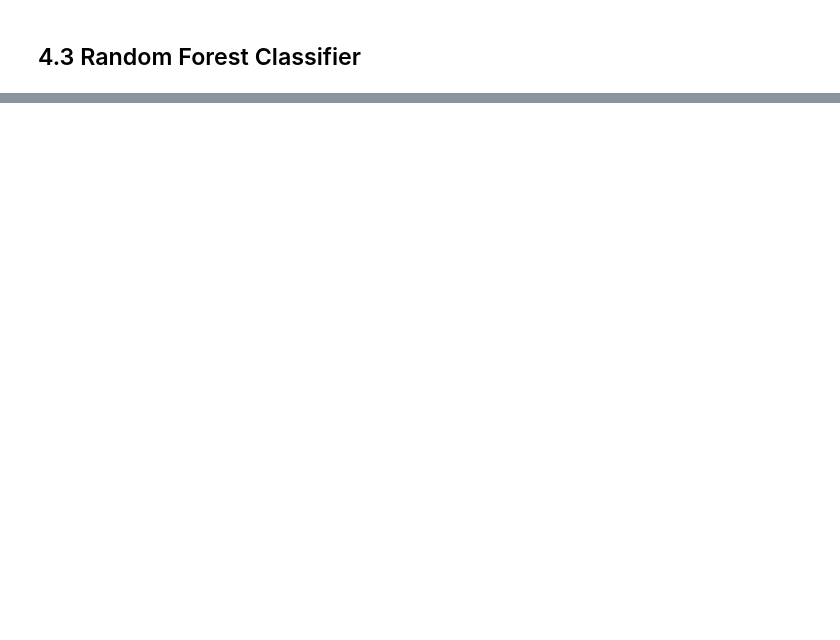
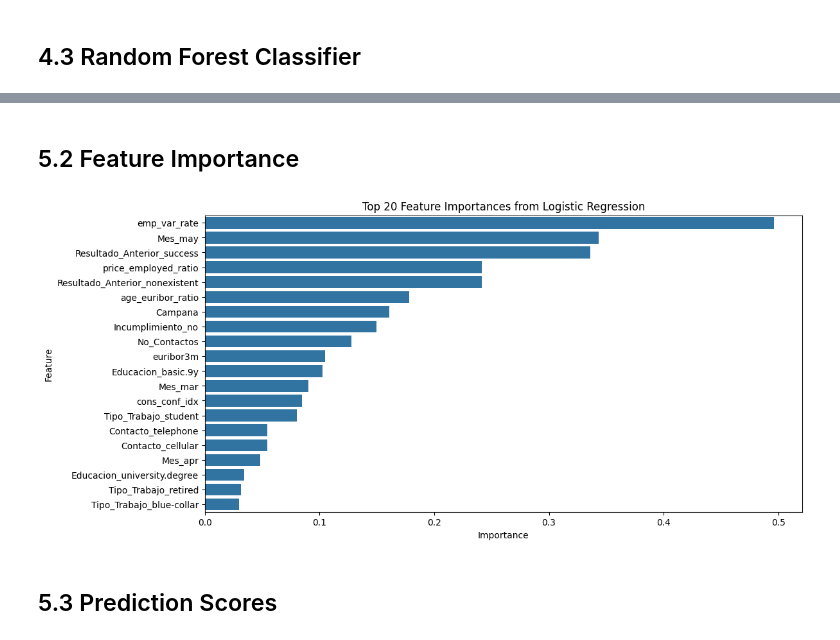
Before and after one commit to piperojas0618/Data_Office_Test, a Jupyter notebook: Enhanced_Test.ipynb, the cells around one changed output, grey strips where cells are left out. Saved outputs shown, nothing was run; the diff lists cells and outputs as text; code cells hidden in the pictures; blank space fills up the shorter version.

```diff
--- a/Enhanced_Test.ipynb
+++ b/Enhanced_Test.ipynb
@@ -322,9 +343,13 @@ Shape of dataframe after feature selection: (26373, 25)
 # %% [markdown]
 ## 3.5 Standard Scaler
 # %%
-scaler = StandardScaler()
-num_cols = new_df.select_dtypes(include=['float64', 'int64']).columns.drop('y')
-new_df[num_cols] = scaler.fit_transform(new_df[num_cols])
+def scaler(new_df, final_cols):
+    scaler = StandardScaler()
+    num_cols = [col for col in final_cols if col != 'y']
+    new_df[num_cols] = scaler.fit_transform(new_df[num_cols])
+    return new_df
+
+new_df = scaler(new_df, final_cols)
 # %% [markdown]
 # 4. Model Evaluation
 # %% [markdown]
@@ -414,0 +691,64 @@ rf_model(x_train_balanced, target_train_balanced, x_val, target_val, results)
+# %% [markdown]
+## 5.2 Feature Importance
+# %%
+# Plot feature importance for the best model
+if best_model == 'XGBoost':
+    model = xgb.XGBClassifier(**results[best_model]['Parameters'],
+                              random_state=42, objective="binary:logistic")
+    model.fit(x_train, target_train)
+    importance = model.feature_importances_
+    features = x_train.columns
+    feature_importance_df = pd.DataFrame({'Feature': features,
+                                          'Importance': importance})
+    feature_importance_df = feature_importance_df.sort_values(by='Importance',
+                                                              ascending=False)
+    plt.figure(figsize=(12, 6))
+    sns.barplot(x='Importance', y='Feature', data=feature_importance_df.head(20))
+    plt.title('Top 20 Feature Importances from XGBoost')
+    plt.show()
+elif best_model == 'Random_Forest':
+    model = RandomForestClassifier(**results[best_model]['Parameters'],
+                                   random_state=42)
+    model.fit(x_train, target_train)
+    importance = model.feature_importances_
+    features = x_train.columns
+    feature_importance_df = pd.DataFrame({'Feature': features,
+                                          'Importance': importance})
+    feature_importance_df = feature_importance_df.sort_values(by='Importance',
+                                                              ascending=False)
+    plt.figure(figsize=(12, 6))
+    sns.barplot(x='Importance', y='Feature', data=feature_importance_df.head(20))
+    plt.title('Top 20 Feature Importances from Random Forest')
+    plt.show()
+elif best_model == 'Gradient_Boosting':
+    model = GradientBoostingClassifier(**results[best_model]['Parameters'],
+                                       random_state=42)
+    model.fit(x_train, target_train)
+    importance = model.feature_importances_
+    features = x_train.columns
+    feature_importance_df = pd.DataFrame({'Feature': features,
+                                          'Importance': importance})
+    feature_importance_df = feature_importance_df.sort_values(by='Importance',
+                                                              ascending=False)
+    plt.figure(figsize=(12, 6))
+    sns.barplot(x='Importance', y='Feature', data=feature_importance_df.head(20))
+    plt.title('Top 20 Feature Importances from Gradient Boosting')
+    plt.show()
+elif best_model == 'Logistic_Regression':
+    model = LogisticRegression(**results[best_model]['Parameters'], max_iter=500,
+                                           solver='saga',random_state=42)
+    model.fit(x_train, target_train)
+    importance = np.abs(model.coef_[0])
+    features = x_train.columns
+    feature_importance_df = pd.DataFrame({'Feature': features,
+                                          'Importance': importance})
+    feature_importance_df = feature_importance_df.sort_values(by='Importance',
+                                                              ascending=False)
+    plt.figure(figsize=(12, 6))
+    sns.barplot(x='Importance', y='Feature', data=feature_importance_df.head(20))
+    plt.title('Top 20 Feature Importances from Logistic Regression')
+    plt.show()
+# %% [output]
+[figure, added]
+# %% [markdown]
+## 5.3 Prediction Scores
```
Also changed, not shown: parts of 30 cells of this notebook, 3 other files.
